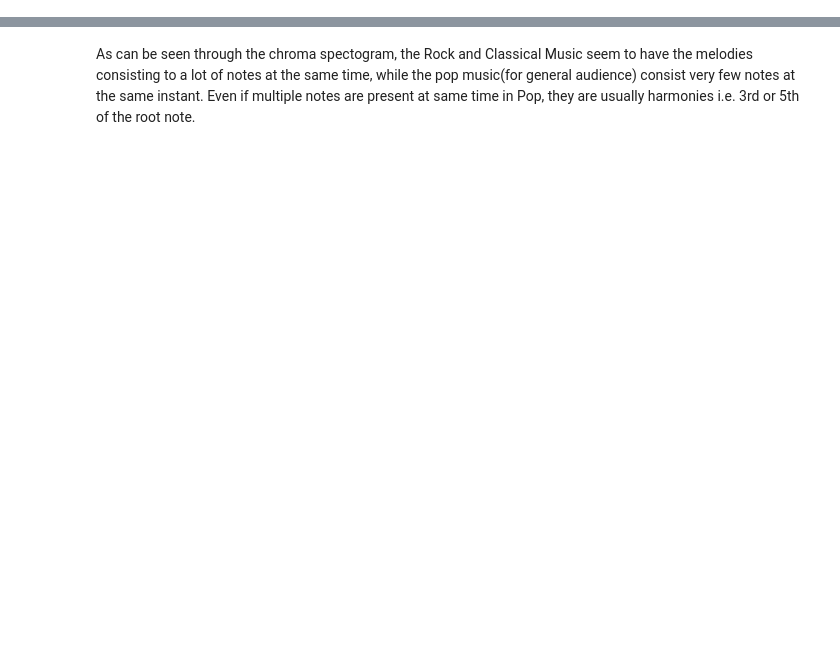
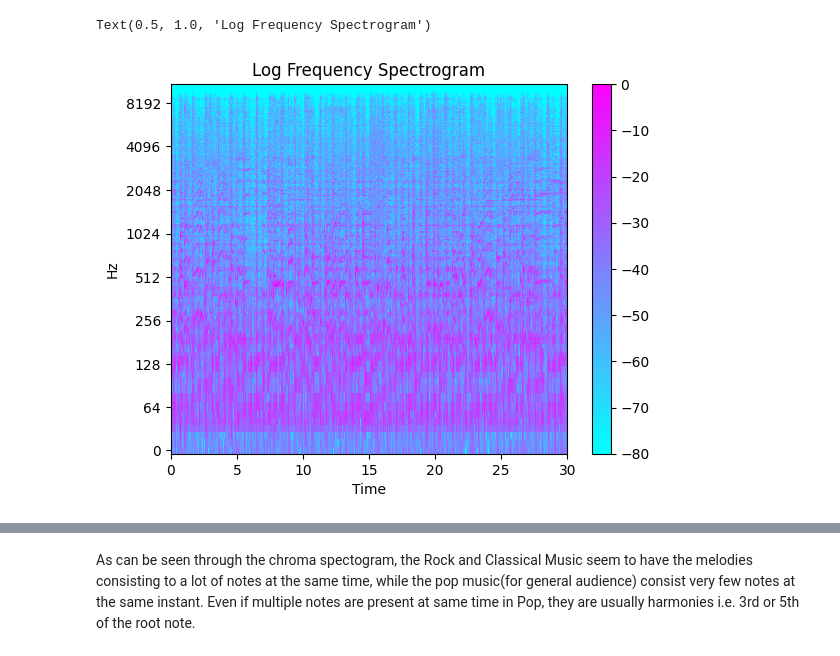
Before and after one commit to crgoku7/MusicGenreClassification, a Jupyter notebook: music_classification.ipynb, the cells around one changed output, grey strips where cells are left out. Saved outputs shown, nothing was run; the diff lists cells and outputs as text; code cells hidden in the pictures; blank space fills up the shorter version.

```diff
--- a/music_classification.ipynb
+++ b/music_classification.ipynb
@@ -49,9 +70,13 @@ plt.show()
 # %%
-#Creating Log Frequency Spectogram from the FFT Signal
-#This also scales to the decibel system, as that is also log based.
+# Creating Log Frequency Spectogram from the FFT Signal
+# This also scales to the decibel system, as that is also log based.
 
 Deci = librosa.amplitude_to_db(D, ref = np.max)
 librosa.display.specshow(Deci, sr = sr, hop_length=hop_length, x_axis='time',y_axis='log',cmap = 'cool')
 
 plt.colorbar()
+plt.title("Log Frequency Spectrogram")
+# %% [output]
+Text(0.5, 1.0, 'Log Frequency Spectrogram')
+[figure, added]
 # %%
```
Also changed, not shown: parts of 66 cells of this notebook.
